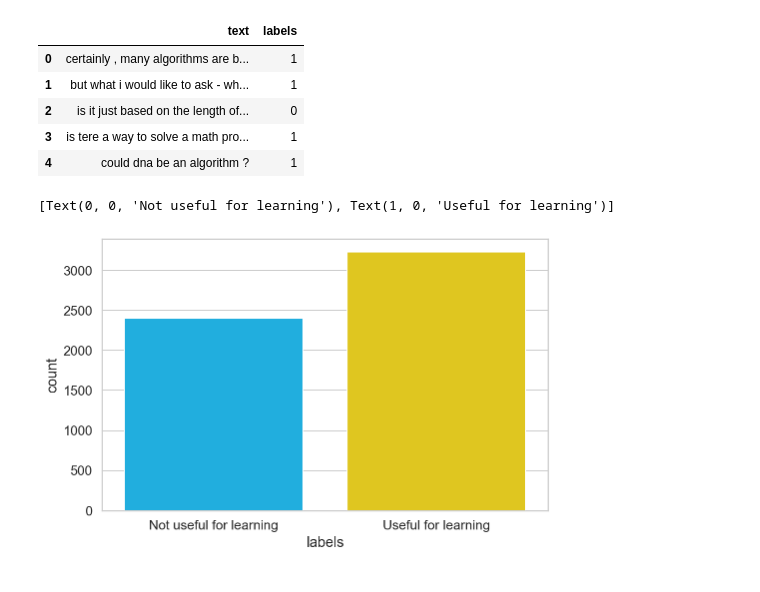
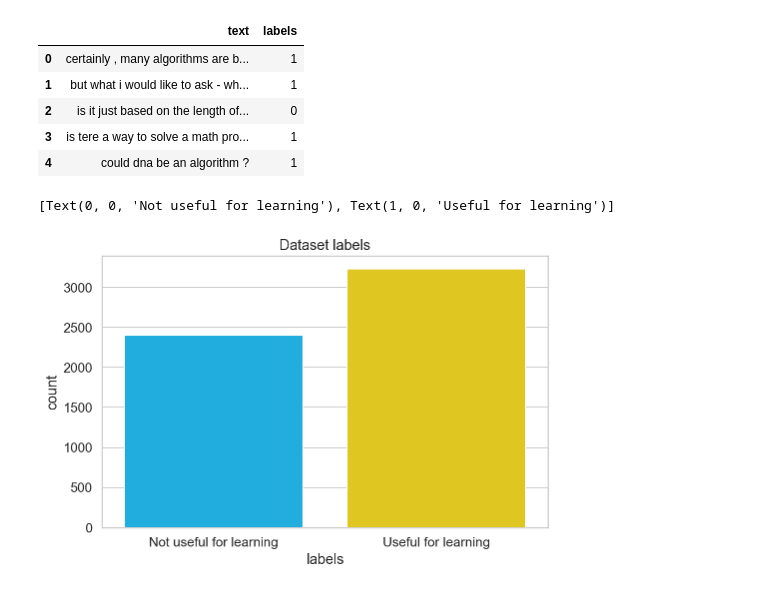
Before and after one commit to dorsolich/language-generation-with-LLM, a Jupyter notebook: qg/LearningQ_data/cls_data_exploration.ipynb, the cells around one changed output. Cells and saved outputs as stored; diff of their text form; code cells hidden in the pictures.

```diff
--- a/qg/LearningQ_data/cls_data_exploration.ipynb
+++ b/qg/LearningQ_data/cls_data_exploration.ipynb
@@ -24,8 +30,8 @@ with open("cls_dataset.json") as f:
 # %%
 df_train = pd.DataFrame.from_dict(dataset["train"])
-df_val = pd.DataFrame.from_dict(dataset["val"])
+# df_val = pd.DataFrame.from_dict(dataset["val"])
 df_test = pd.DataFrame.from_dict(dataset["test"])
-frames = [df_train, df_val, df_test]
+frames = [df_train, df_test]
 df = pd.concat(frames)
 i = 1
 print(df.shape)
@@ -40,9 +46,10 @@ df.head()
 | 4 | could dna be an algorithm ? | 1 |
 # %%
 ax = sns.countplot(df.labels)
+ax.set_title("Dataset labels")
 class_names = ['Not useful for learning', 'Useful for learning']
 plt.xlabel('labels')
 ax.set_xticklabels(class_names)
 # %% [output]
 [Text(0, 0, 'Not useful for learning'), Text(1, 0, 'Useful for learning')]
-[figure, old version]
+[figure, new version]
```
Also changed, not shown: parts of 20 cells of this notebook, 2 other files.
